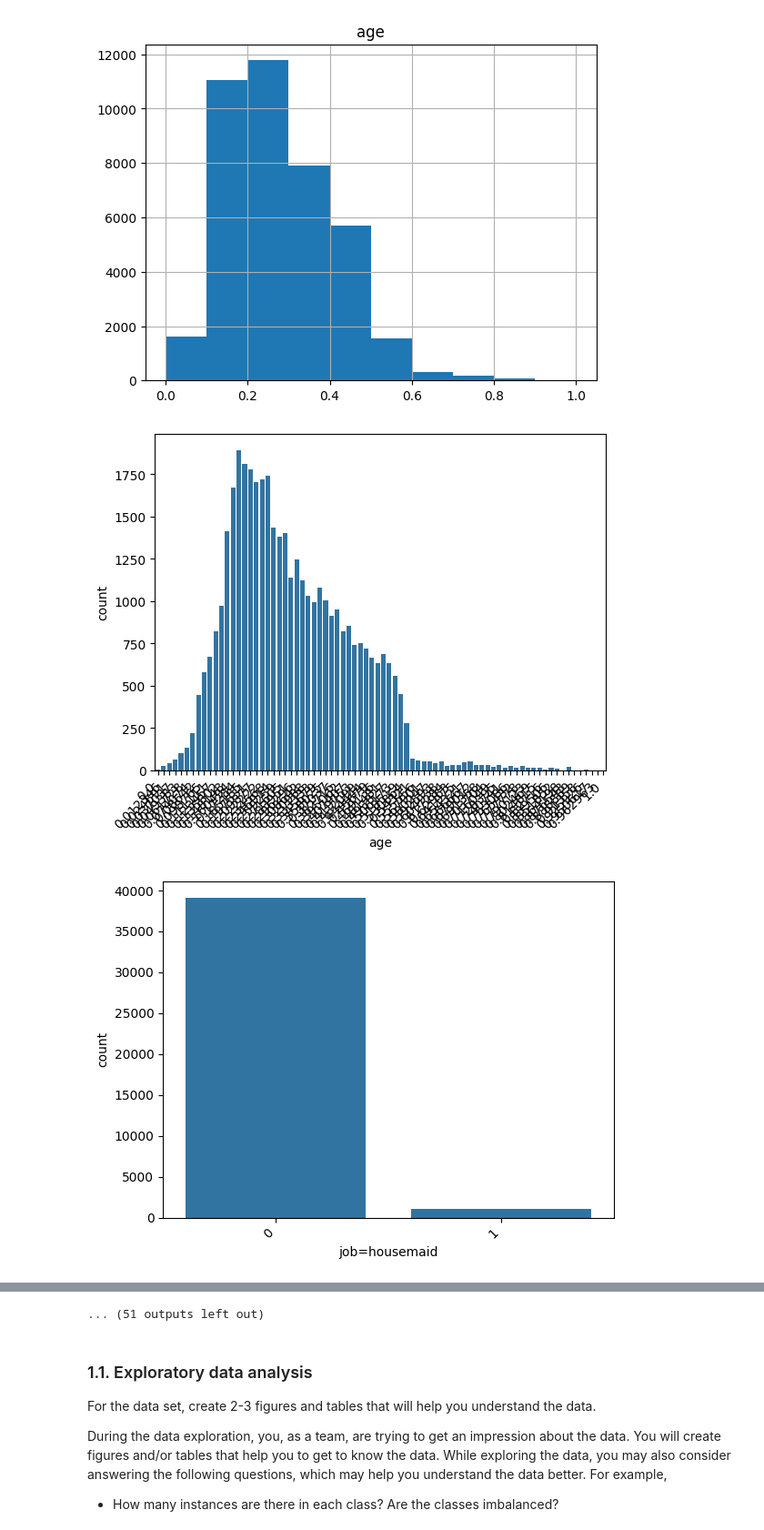
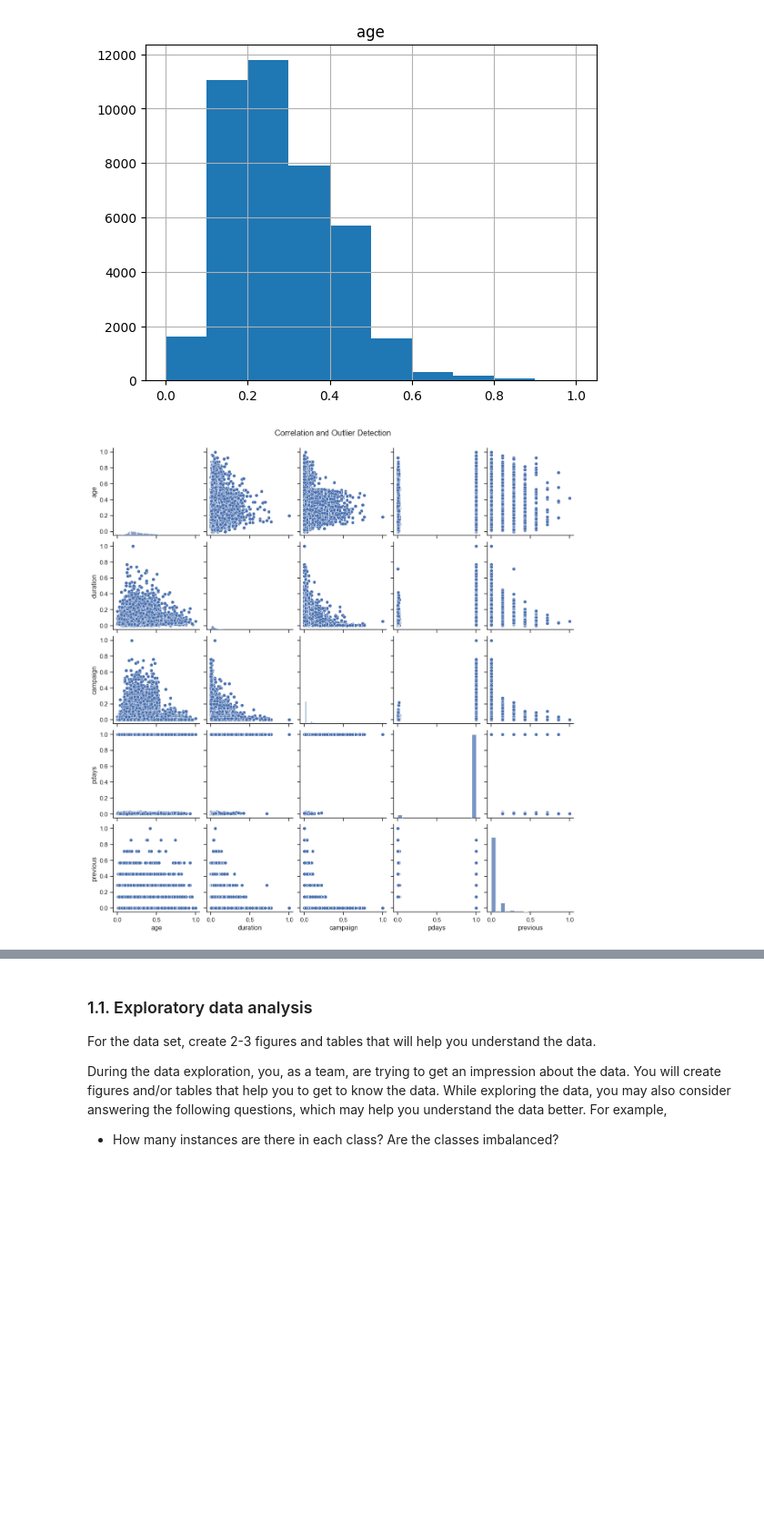
Before and after one commit to Zi-lon/Applications-of-machine-learning, a Jupyter notebook: Assignment 1/Assignment 1.ipynb, the cells around one changed output, grey strips where cells are left out. Shown at 91% size. Drawn from its saved outputs; the diff is of its cells as text; code cells hidden in the pictures; blank space fills up the shorter version.

```diff
--- a/Assignment 1/Assignment 1.ipynb
+++ b/Assignment 1/Assignment 1.ipynb
@@ -81,32 +81,41 @@ array([[<Axes: title={'center': 'age'}>]], dtype=object)
 # %%
 import matplotlib.pyplot as plt
 import seaborn as sns
 # fig = plt.figure(figsize=(45,30))
 # sns.heatmap(data.corr(), annot=True, vmin=-1, vmax=1)
 # plt.show()
 
 features = ['age', 'job=housemaid', 'job=services', 'job=admin.', 'job=blue-collar',
        'job=technician', 'job=retired', 'job=management', 'job=unemployed',
        'job=self-employed', 'job=unknown', 'job=entrepreneur', 'job=student',
        'marital=married', 'marital=single', 'marital=divorced',
        'marital=unknown', 'education=basic.4y', 'education=high.school',
        'education=basic.6y', 'education=basic.9y',
        'education=professional.course', 'education=unknown',
        'education=university.degree', 'education=illiterate', 'default=0',
        'default=unknown', 'default=1', 'housing=0', 'housing=1',
        'housing=unknown', 'loan=0', 'loan=1', 'loan=unknown',
        'contact=cellular', 'month=may', 'month=jun', 'month=jul', 'month=aug',
        'month=oct', 'month=nov', 'month=dec', 'month=mar', 'month=apr',
        'month=sep', 'day_of_week=mon', 'day_of_week=tue', 'day_of_week=wed',
        'day_of_week=thu', 'day_of_week=fri', 'duration', 'campaign', 'pdays',
        'previous', 'poutcome=nonexistent', 'poutcome=failure',
        'poutcome=success', 'emp.var.rate', 'cons.price.idx', 'cons.conf.idx',
        'euribor3m', 'nr.employed', 'class']
 
-for feat in features:
-    sns.countplot(x=feat,data=data, )
-    plt.xticks(rotation=45, ha="right")
-    plt.show()
+# for feat in features:
+#     sns.countplot(x=feat,data=data, )
+#     plt.xticks(rotation=45, ha="right")
+#     plt.show()
+import seaborn as sns
+import matplotlib.pyplot as plt
+
+# Choose numeric columns only (your uploaded image shows numeric data)
+numeric_cols = ['age', 'duration', 'campaign', 'pdays', 'previous']
+
+sns.set(style="ticks")
+sns.pairplot(data[numeric_cols], diag_kind="hist")
+plt.suptitle("Correlation and Outlier Detection", y=1.02)
+plt.show()
 # %% [output]
-[figure, old version]
+[figure, new version]
-[figure, removed]
@@ -123,4 +122,3 @@ for feat in features:
-... (51 outputs left out)
 # %% [markdown]
 
 ### 1.1. Exploratory data analysis
```
Also changed, not shown: parts of 1 cell of this notebook.
